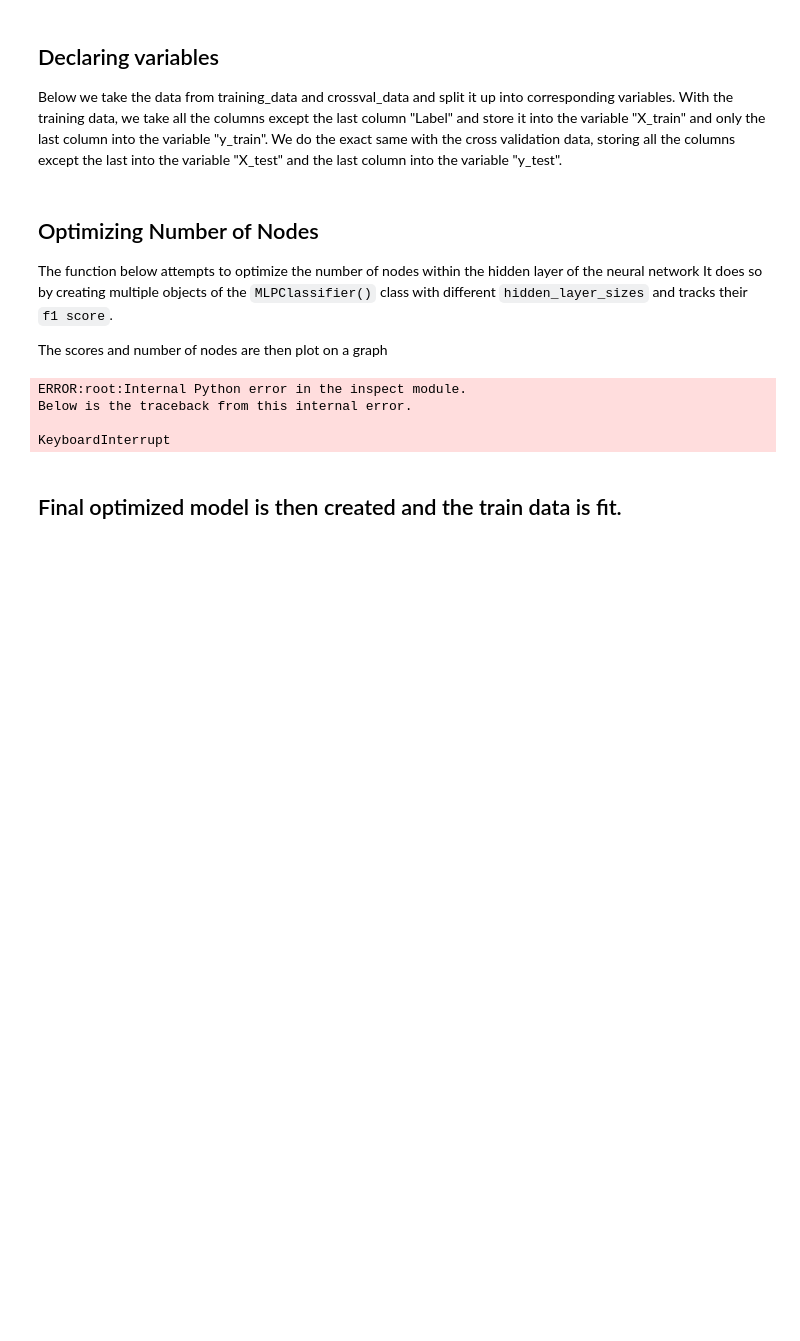
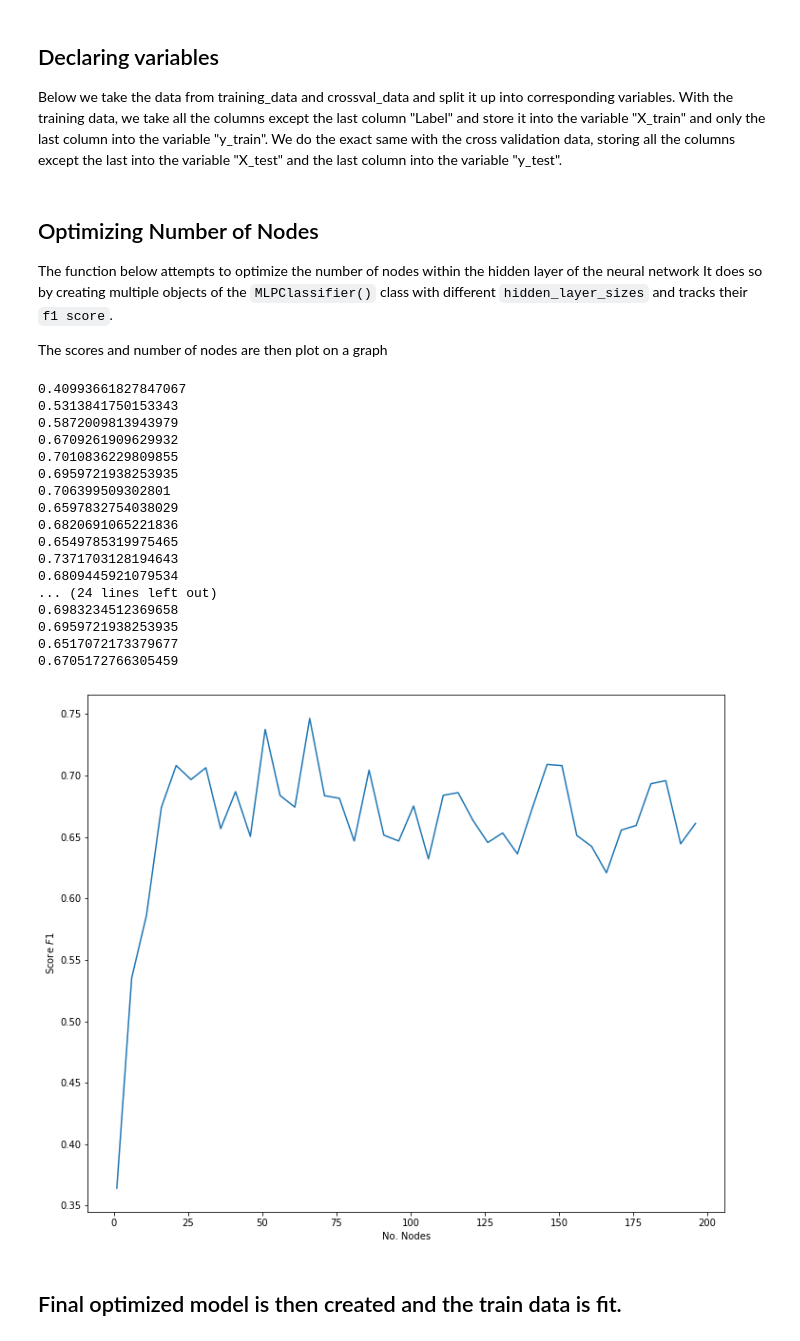
Before and after one commit to MTashreeqWaggie/Hand-Shape-Recognition, a Jupyter notebook: train_neural_network.ipynb, the cells around one changed output. Cells and saved outputs as stored; diff of their text form; code cells hidden in the pictures; blank space fills up the shorter version.

```diff
--- a/train_neural_network.ipynb
+++ b/train_neural_network.ipynb
@@ -63,32 +66,48 @@
 
 The scores and number of nodes are then plot on a graph
 # %%
+warnings.filterwarnings('ignore')
 def nodesVSf1(X, y, X_crossval,y_crossval):
 
     nodes = []
-    for i in range(1,105, 5):
+    for i in range(1,201, 5):
         nodes.append(i)
 
     f1 = []
     for n in nodes:
 
-        clf = MLPClassifier(solver='lbfgs', hidden_layer_sizes=(n), random_state=1)
+        clf = MLPClassifier(hidden_layer_sizes=(n),max_iter=250, random_state=1)
         clf.fit(X, y.squeeze())
         yPred = clf.predict(X_crossval)
+        print(metrics.accuracy_score(y_crossval, yPred))
         f1.append(f1_score(y_crossval, yPred, average='macro'))
 
     plt.figure(figsize=(12,10))
     plt.plot(nodes, f1)
 
     plt.xlabel('No. Nodes')
     plt.ylabel('Score $ F1$')
 
 nodesVSf1(X_train, y_train, X_crossval, y_crossval)
 # %% [output]
-ERROR:root:Internal Python error in the inspect module.
-Below is the traceback from this internal error.
-
-KeyboardInterrupt
+0.40993661827847067
+0.5313841750153343
+0.5872009813943979
+0.6709261909629932
+0.7010836229809855
+0.6959721938253935
+0.706399509302801
+0.6597832754038029
+0.6820691065221836
+0.6549785319975465
+0.7371703128194643
+0.6809445921079534
+... (24 lines left out)
+0.6983234512369658
+0.6959721938253935
+0.6517072173379677
+0.6705172766305459
+[figure, added]
 # %% [markdown]
 ## Final optimized model is then created and the train data is fit.
 # %%
```
Also changed, not shown: parts of 4 cells of this notebook, 8 other files.
